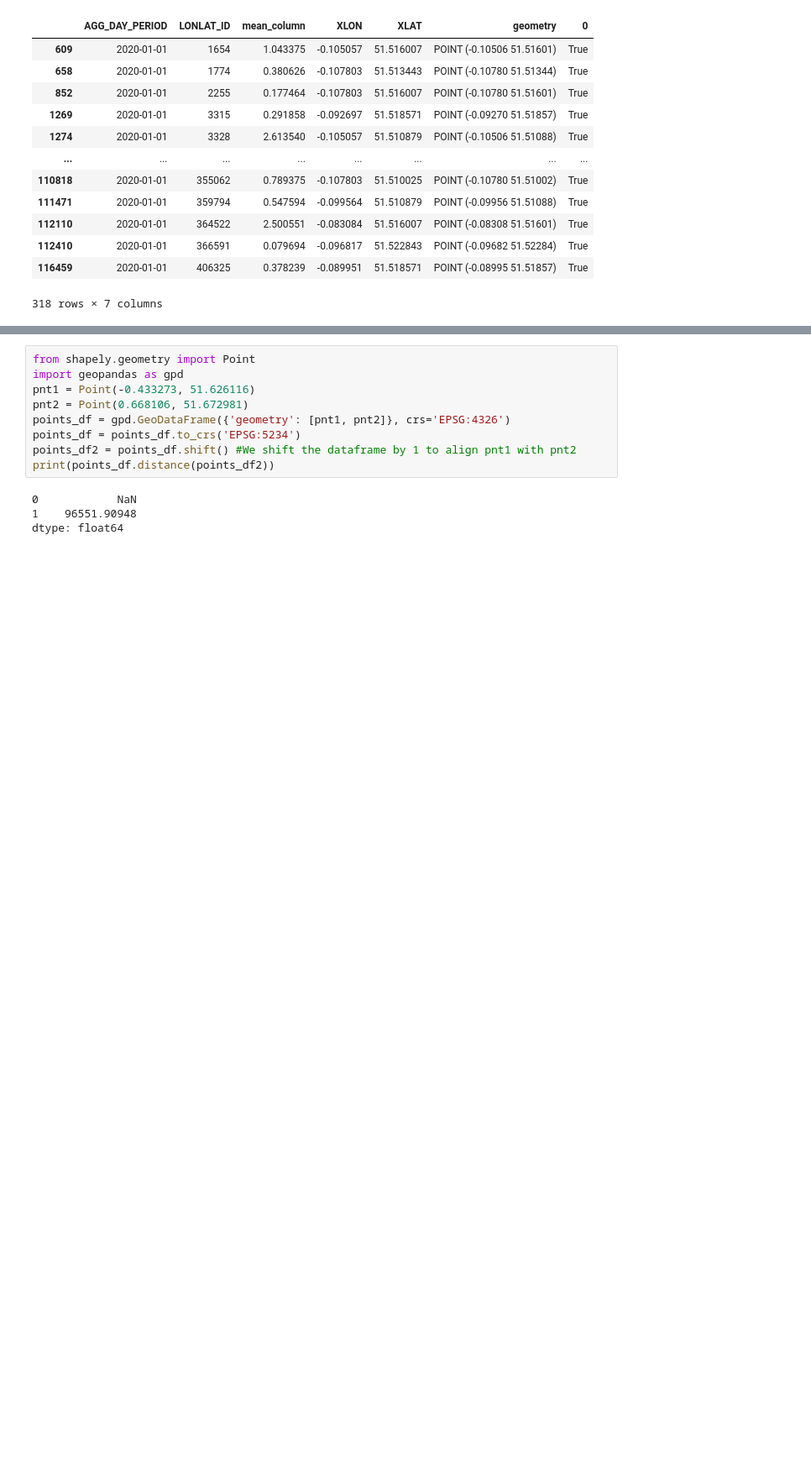
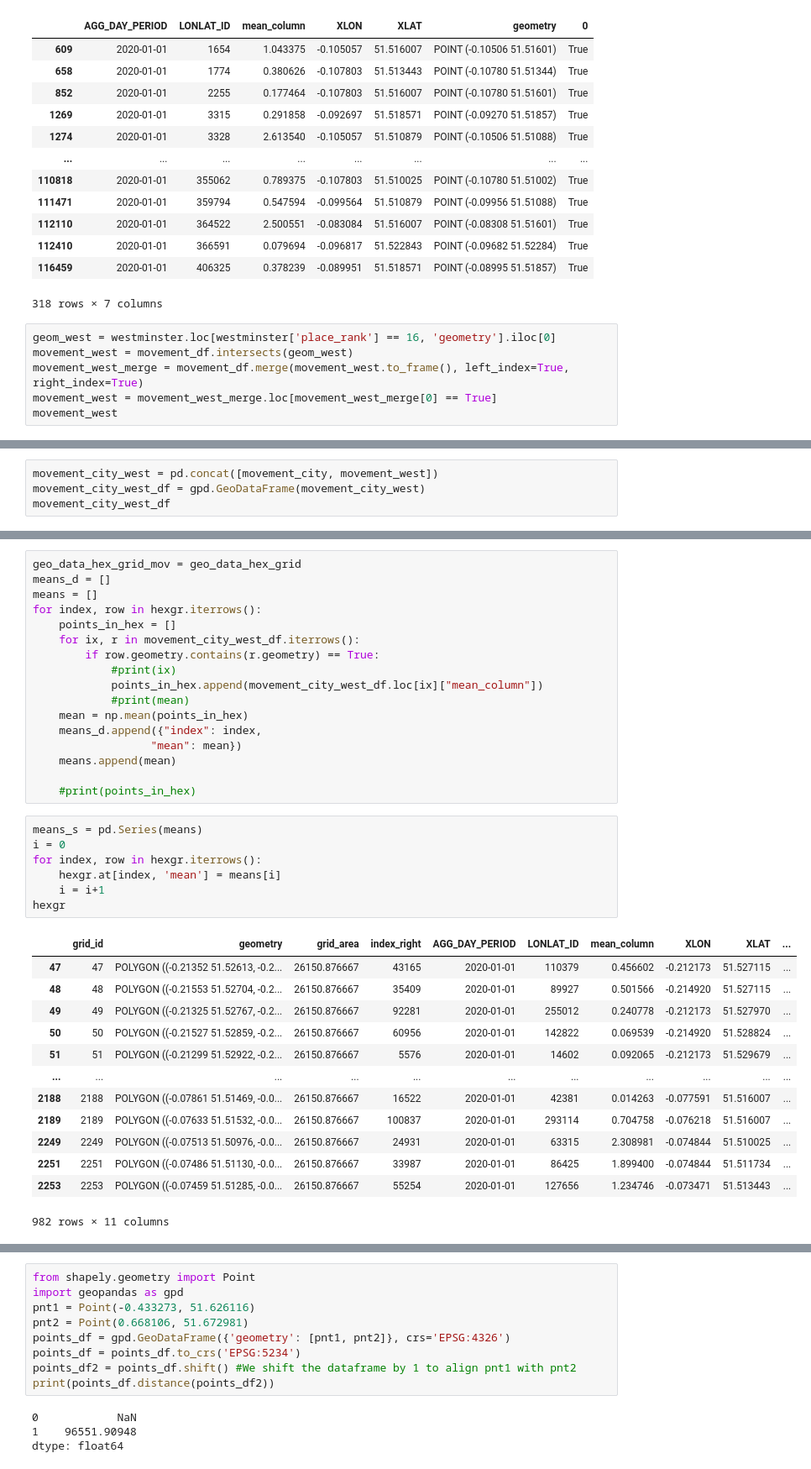
Before and after one commit to Felioxx/Mobile-ity-Scope, a Jupyter notebook: first_steps_python/first_steps.ipynb, the cells around one changed output, grey strips where cells are left out. Shown at 84% size. Saved outputs shown, nothing was run; the diff lists cells and outputs as text; blank space fills up the shorter version.

```diff
--- a/first_steps_python/first_steps.ipynb
+++ b/first_steps_python/first_steps.ipynb
@@ -121,3 +127,9 @@ movement_city
 | 112410 | 2020-01-01 | 366591 | 0.079694 | -0.096817 | 51.522843 | POINT (-0.09682 51.52284) | True |
 | 116459 | 2020-01-01 | 406325 | 0.378239 | -0.089951 | 51.518571 | POINT (-0.08995 51.51857) | True |
 318 rows × 7 columns
+# %%
+geom_west = westminster.loc[westminster['place_rank'] == 16, 'geometry'].iloc[0]
+movement_west = movement_df.intersects(geom_west)
+movement_west_merge = movement_df.merge(movement_west.to_frame(), left_index=True, right_index=True)
+movement_west = movement_west_merge.loc[movement_west_merge[0] == True]
+movement_west
@@ -143,2 +180,6 @@ map.add(geo_data_mov)
 # %% [output]
 Map(center=[51.51788, -0.07902], controls=(ZoomControl(options=['position', 'zoom_in_text', 'zoom_in_title', '…
+# %%
+movement_city_west = pd.concat([movement_city, movement_west])
+movement_city_west_df = gpd.GeoDataFrame(movement_city_west)
+movement_city_west_df
@@ -144,0 +294,38 @@ Map(center=[51.51788, -0.07902], controls=(ZoomControl(options=['position', 'zoo
+# %%
+geo_data_hex_grid_mov = geo_data_hex_grid
+means_d = []
+means = []
+for index, row in hexgr.iterrows():
+    points_in_hex = []
+    for ix, r in movement_city_west_df.iterrows():
+        if row.geometry.contains(r.geometry) == True:
+            #print(ix)
+            points_in_hex.append(movement_city_west_df.loc[ix]["mean_column"])
+            #print(mean)
+    mean = np.mean(points_in_hex)
+    means_d.append({"index": index,
+                  "mean": mean})
+    means.append(mean)
+
+    #print(points_in_hex)
+# %%
+means_s = pd.Series(means)
+i = 0
+for index, row in hexgr.iterrows():
+    hexgr.at[index, 'mean'] = means[i]
+    i = i+1
+hexgr
+# %% [output]
+|  | grid_id | geometry | grid_area | index_right | AGG_DAY_PERIOD | LONLAT_ID | mean_column | XLON | XLAT | ... |
+| 47 | 47 | POLYGON ((-0.21352 51.52613, -0.2... | 26150.876667 | 43165 | 2020-01-01 | 110379 | 0.456602 | -0.212173 | 51.527115 | ... |
+| 48 | 48 | POLYGON ((-0.21553 51.52704, -0.2... | 26150.876667 | 35409 | 2020-01-01 | 89927 | 0.501566 | -0.214920 | 51.527115 | ... |
+| 49 | 49 | POLYGON ((-0.21325 51.52767, -0.2... | 26150.876667 | 92281 | 2020-01-01 | 255012 | 0.240778 | -0.212173 | 51.527970 | ... |
+| 50 | 50 | POLYGON ((-0.21527 51.52859, -0.2... | 26150.876667 | 60956 | 2020-01-01 | 142822 | 0.069539 | -0.214920 | 51.528824 | ... |
+| 51 | 51 | POLYGON ((-0.21299 51.52922, -0.2... | 26150.876667 | 5576 | 2020-01-01 | 14602 | 0.092065 | -0.212173 | 51.529679 | ... |
+| ... | ... | ... | ... | ... | ... | ... | ... | ... | ... | ... |
+| 2188 | 2188 | POLYGON ((-0.07861 51.51469, -0.0... | 26150.876667 | 16522 | 2020-01-01 | 42381 | 0.014263 | -0.077591 | 51.516007 | ... |
+| 2189 | 2189 | POLYGON ((-0.07633 51.51532, -0.0... | 26150.876667 | 100837 | 2020-01-01 | 293114 | 0.704758 | -0.076218 | 51.516007 | ... |
+| 2249 | 2249 | POLYGON ((-0.07513 51.50976, -0.0... | 26150.876667 | 24931 | 2020-01-01 | 63315 | 2.308981 | -0.074844 | 51.510025 | ... |
+| 2251 | 2251 | POLYGON ((-0.07486 51.51130, -0.0... | 26150.876667 | 33987 | 2020-01-01 | 86425 | 1.899400 | -0.074844 | 51.511734 | ... |
+| 2253 | 2253 | POLYGON ((-0.07459 51.51285, -0.0... | 26150.876667 | 55254 | 2020-01-01 | 127656 | 1.234746 | -0.073471 | 51.513443 | ... |
+982 rows × 11 columns
```
Also changed, not shown: parts of 11 cells of this notebook, 20 other files.
